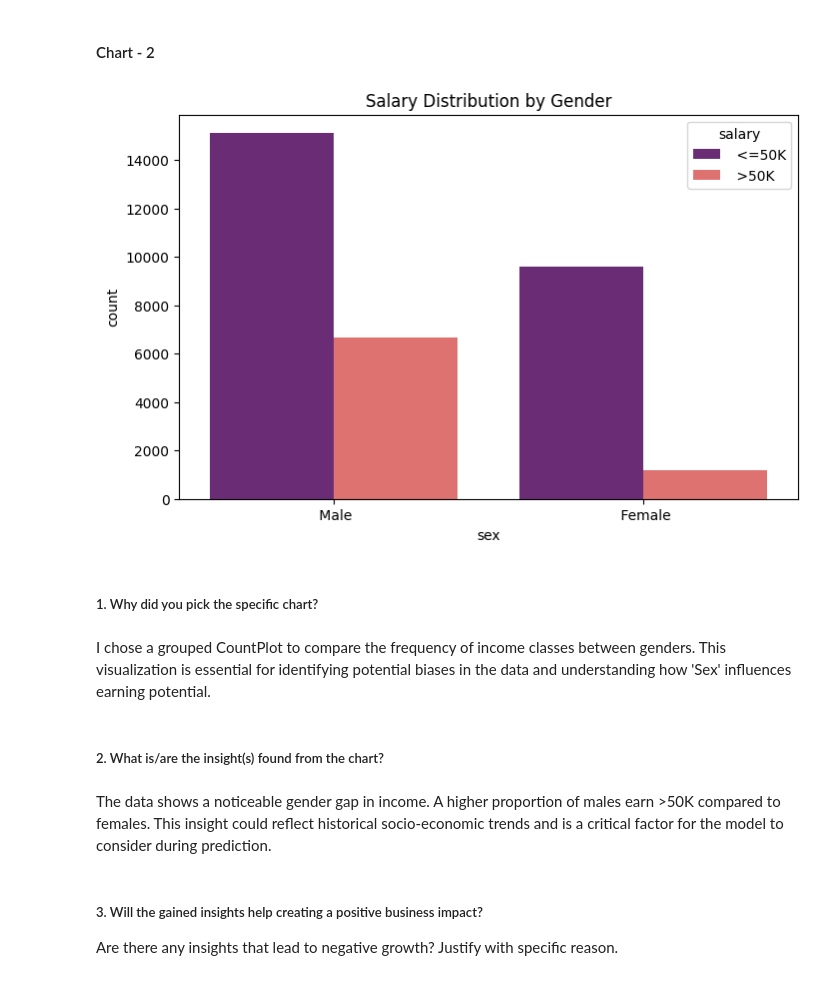
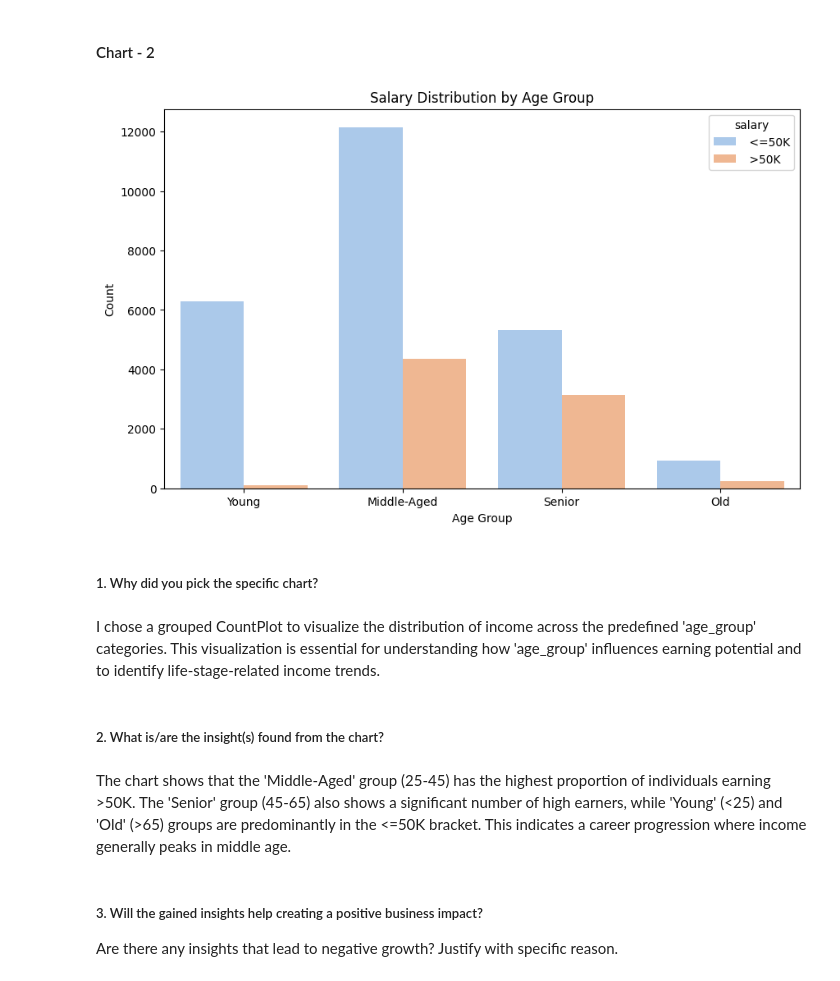
Before and after one commit to Ronak-si/Salary-Prediction-Classification, a Jupyter notebook: Salary_Prediction_Classification.ipynb, the cells around one changed output. Cells and saved outputs as stored; diff of their text form; code cells hidden in the pictures.

```diff
--- a/Salary_Prediction_Classification.ipynb
+++ b/Salary_Prediction_Classification.ipynb
@@ -334,21 +330,23 @@ Are there any insights that lead to negative growth? Justify with specific reaso
 # %% [markdown]
 #### Chart - 2
 # %%
-# Chart - 2: Salary distribution by Sex
-plt.figure(figsize=(8, 5))
-sns.countplot(x='sex', hue='salary', data=df, palette='magma')
-plt.title('Salary Distribution by Gender')
+# Chart - 2: Salary Distribution by Age Group
+plt.figure(figsize=(10, 6))
+sns.countplot(x='age_group', hue='salary', data=df, palette='pastel', order=['Young', 'Middle-Aged', 'Senior', 'Old'])
+plt.title('Salary Distribution by Age Group')
+plt.xlabel('Age Group')
+plt.ylabel('Count')
 plt.show()
 # %% [output]
-[figure, old version]
+[figure, new version]
 # %% [markdown]
 ##### 1. Why did you pick the specific chart?
 # %% [markdown]
-I chose a grouped CountPlot to compare the frequency of income classes between genders. This visualization is essential for identifying potential biases in the data and understanding how 'Sex' influences earning potential.
+I chose a grouped CountPlot to visualize the distribution of income across the predefined 'age_group' categories. This visualization is essential for understanding how 'age_group' influences earning potential and to identify life-stage-related income trends.
 # %% [markdown]
 ##### 2. What is/are the insight(s) found from the chart?
-# %% [markdown]
-The data shows a noticeable gender gap in income. A higher proportion of males earn >50K compared to females. This insight could reflect historical socio-economic trends and is a critical factor for the model to consider during prediction.
+# %% [markdown]
+The chart shows that the 'Middle-Aged' group (25-45) has the highest proportion of individuals earning >50K. The 'Senior' group (45-65) also shows a significant number of high earners, while 'Young' (<25) and 'Old' (>65) groups are predominantly in the <=50K bracket. This indicates a career progression where income generally peaks in middle age.
 # %% [markdown]
 ##### 3. Will the gained insights help creating a positive business impact?
 Are there any insights that lead to negative growth? Justify with specific reason.
```
Also changed, not shown: parts of 42 cells of this notebook.
